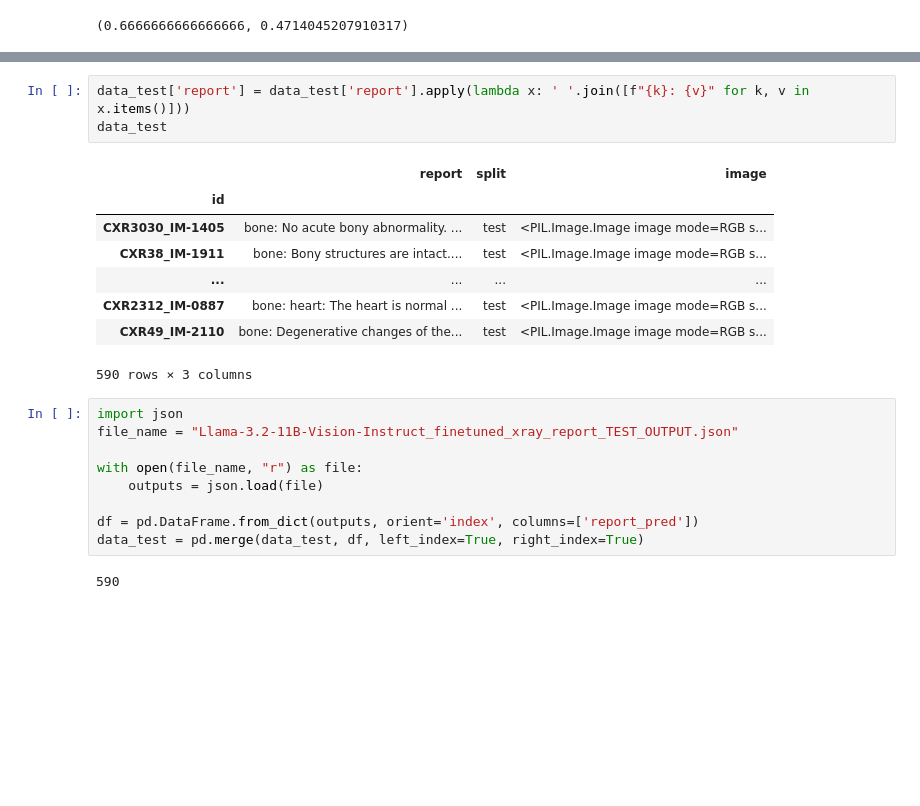
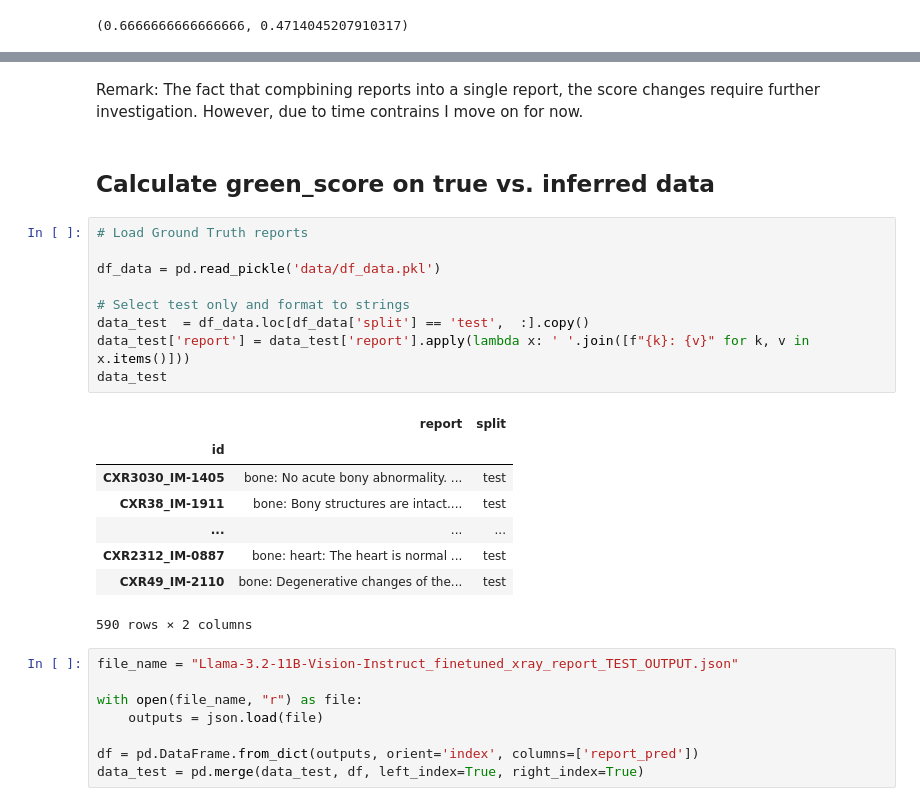
Before and after one commit to ramm777/transformers_xray_report, a Jupyter notebook: task2_0_inference.ipynb, the cells around one changed output, grey strips where cells are left out. Drawn from its saved outputs; the diff is of its cells as text; blank space fills up the shorter version.

Commit message:
Found a small bug, fixed. Rerunning green scores.

```diff
--- a/task2_0_inference.ipynb
+++ b/task2_0_inference.ipynb
@@ -323,17 +346,26 @@ result_df
+# %% [markdown]
+Remark: The fact that compbining reports into a single report, the score changes require further investigation. However, due to time contrains I move on for now.
+# %% [markdown]
+## Calculate green_score on true vs. inferred data
 # %%
+# Load Ground Truth reports
+
+df_data = pd.read_pickle('data/df_data.pkl')
+
+# Select test only and format to strings
+data_test  = df_data.loc[df_data['split'] == 'test',  :].copy()
 data_test['report'] = data_test['report'].apply(lambda x: ' '.join([f"{k}: {v}" for k, v in x.items()]))
 data_test
 # %% [output]
-|  | report | split | image |
-| id |  |  |  |
-| CXR3030_IM-1405 | bone: No acute bony abnormality. ... | test | <PIL.Image.Image image mode=RGB s... |
-| CXR38_IM-1911 | bone: Bony structures are intact.... | test | <PIL.Image.Image image mode=RGB s... |
-| ... | ... | ... | ... |
-| CXR2312_IM-0887 | bone: heart: The heart is normal ... | test | <PIL.Image.Image image mode=RGB s... |
-| CXR49_IM-2110 | bone: Degenerative changes of the... | test | <PIL.Image.Image image mode=RGB s... |
+|  | report | split |
+| id |  |  |
+| CXR3030_IM-1405 | bone: No acute bony abnormality. ... | test |
+| CXR38_IM-1911 | bone: Bony structures are intact.... | test |
+| ... | ... | ... |
+| CXR2312_IM-0887 | bone: heart: The heart is normal ... | test |
+| CXR49_IM-2110 | bone: Degenerative changes of the... | test |
-590 rows × 3 columns
+590 rows × 2 columns
 # %%
-import json
 file_name = "Llama-3.2-11B-Vision-Instruct_finetuned_xray_report_TEST_OUTPUT.json"
 
 with open(file_name, "r") as file:
@@ -341,8 +373,6 @@ with open(file_name, "r") as file:
 
 df = pd.DataFrame.from_dict(outputs, orient='index', columns=['report_pred'])
 data_test = pd.merge(data_test, df, left_index=True, right_index=True)
-# %% [output]
-590
 # %%
 data_test
 # %% [output]
```
Also changed, not shown: parts of 13 cells of this notebook, 4 other files.
